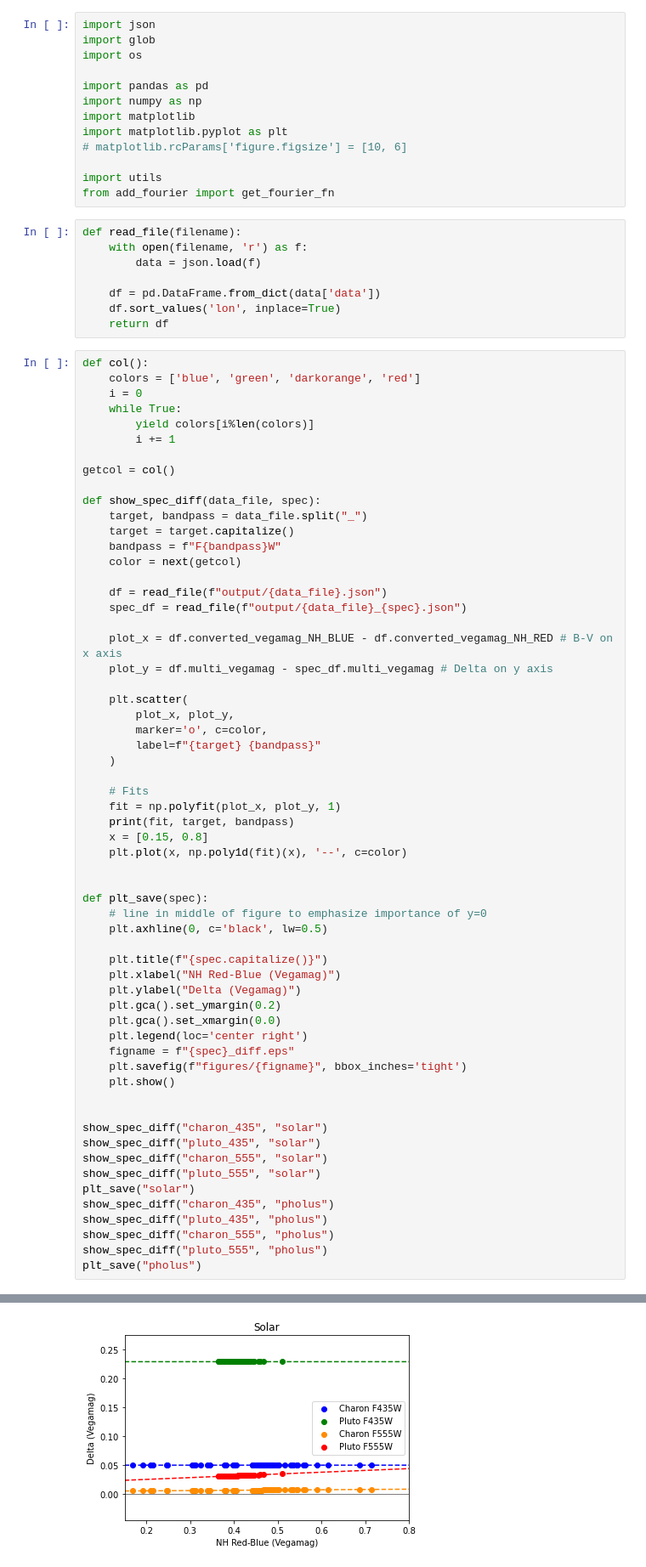
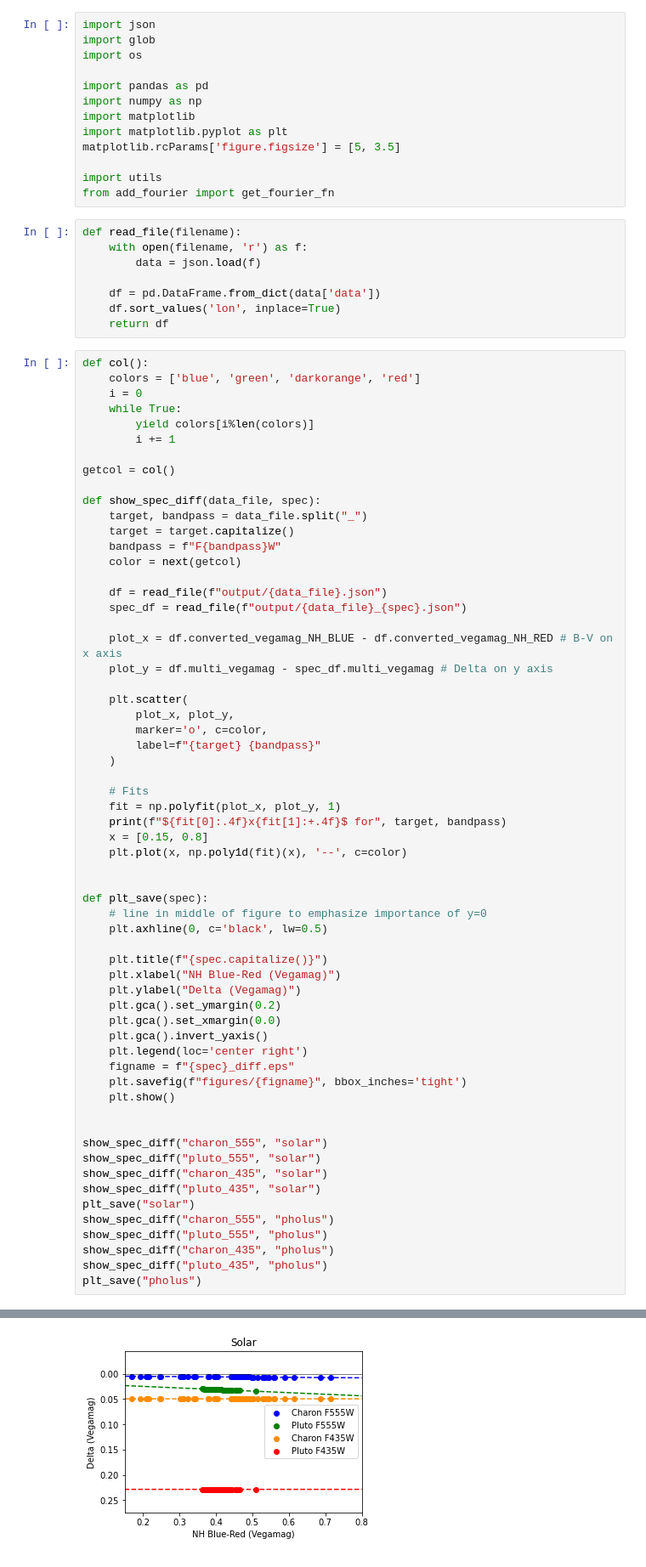
Before and after one commit to TimEwing/pluto, a Jupyter notebook: phase_alt_spec.ipynb, the cells around one changed output, grey strips where cells are left out. Shown at 85% size. Drawn from its saved outputs; the diff is of its cells as text.

```diff
--- a/phase_alt_spec.ipynb
+++ b/phase_alt_spec.ipynb
@@ -10,7 +10,7 @@ import pandas as pd
 import numpy as np
 import matplotlib
 import matplotlib.pyplot as plt
-# matplotlib.rcParams['figure.figsize'] = [10, 6]
+matplotlib.rcParams['figure.figsize'] = [5, 3.5]
 
 import utils
 from add_fourier import get_fourier_fn
@@ -52,7 +52,7 @@ def show_spec_diff(data_file, spec):
 
     # Fits
     fit = np.polyfit(plot_x, plot_y, 1)
-    print(fit, target, bandpass)
+    print(f"${fit[0]:.4f}x{fit[1]:+.4f}$ for", target, bandpass)
     x = [0.15, 0.8]
     plt.plot(x, np.poly1d(fit)(x), '--', c=color)
 
@@ -62,24 +62,25 @@ def plt_save(spec):
     plt.axhline(0, c='black', lw=0.5)
 
     plt.title(f"{spec.capitalize()}")
-    plt.xlabel("NH Red-Blue (Vegamag)")
+    plt.xlabel("NH Blue-Red (Vegamag)")
     plt.ylabel("Delta (Vegamag)")
     plt.gca().set_ymargin(0.2)
     plt.gca().set_xmargin(0.0)
+    plt.gca().invert_yaxis()
     plt.legend(loc='center right')
     figname = f"{spec}_diff.eps"
     plt.savefig(f"figures/{figname}", bbox_inches='tight')
     plt.show()
 
 
+show_spec_diff("charon_555", "solar")
+show_spec_diff("pluto_555", "solar")
 show_spec_diff("charon_435", "solar")
 show_spec_diff("pluto_435", "solar")
-show_spec_diff("charon_555", "solar")
-show_spec_diff("pluto_555", "solar")
 plt_save("solar")
+show_spec_diff("charon_555", "pholus")
+show_spec_diff("pluto_555", "pholus")
 show_spec_diff("charon_435", "pholus")
 show_spec_diff("pluto_435", "pholus")
-show_spec_diff("charon_555", "pholus")
-show_spec_diff("pluto_555", "pholus")
 plt_save("pholus")
 # %% [output]
@@ -90,3 +95,3 @@ plt_save("pholus")
 The PostScript backend does not support transparency; partially transparent artists will be rendered opaque.
 The PostScript backend does not support transparency; partially transparent artists will be rendered opaque.
-[figure, old version]
+[figure, new version]
```
Also changed, not shown: parts of 1 cell of this notebook, 2 other files.
